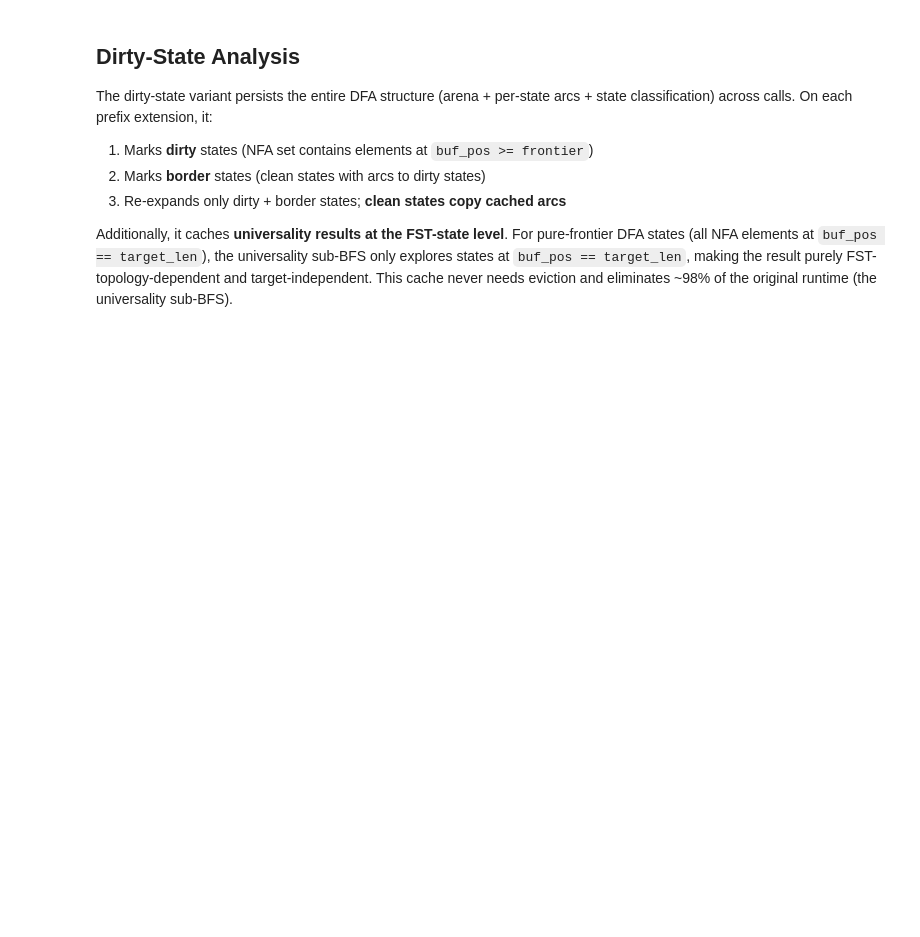
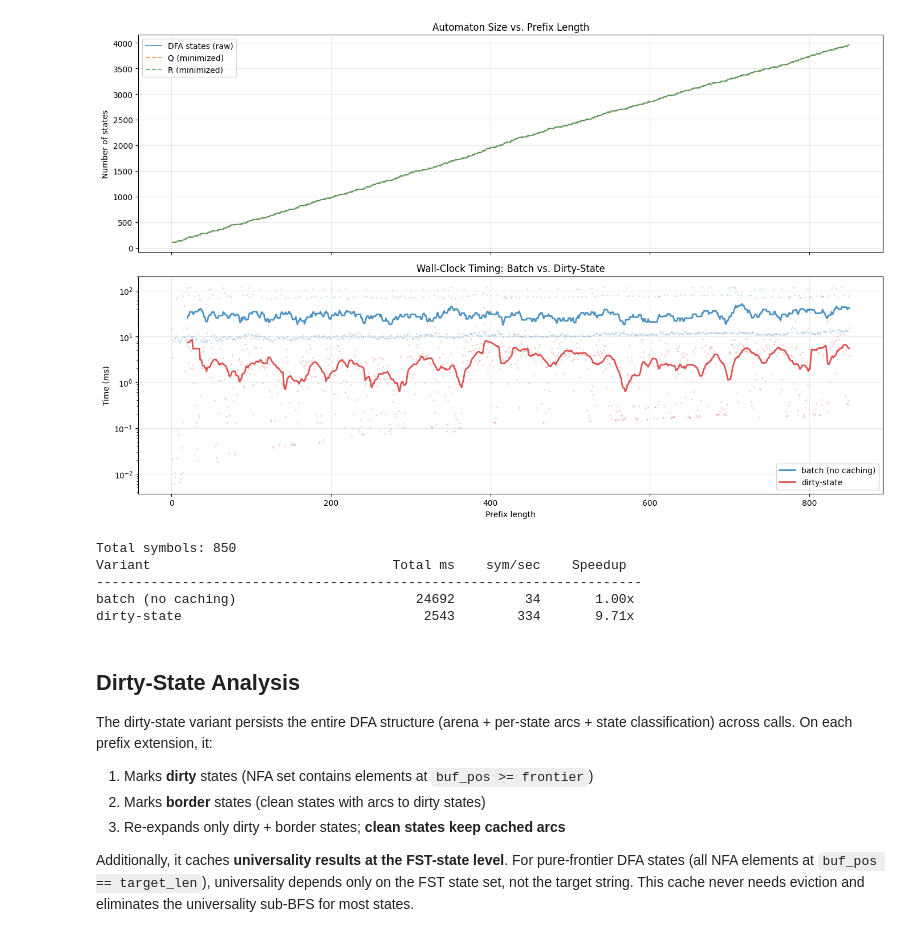
Before and after one commit to timvieira/transduction, a Jupyter notebook: benchmark/analyze_ptb.ipynb, the cells around one changed output. Drawn from its saved outputs; the diff is of its cells as text; code cells hidden in the pictures; blank space fills up the shorter version.

```diff
--- a/benchmark/analyze_ptb.ipynb
+++ b/benchmark/analyze_ptb.ipynb
@@ -167,40 +224,36 @@ for pos in tqdm(range(1, len(target_full) + 1), desc="prefix sweep"):
 # %%
-import numpy as np
-import matplotlib.pyplot as plt
-
 fig, (ax1, ax2) = plt.subplots(2, 1, figsize=(14, 9), sharex=True)
 
-# Top panel: automaton sizes
-ax1.plot(data["pos"], data["dfa_states"], label="DFA states (raw)", alpha=0.7)
-ax1.plot(data["pos"], data["Q_min"], label="Q (minimized)", alpha=0.7, linestyle="--")
-ax1.plot(data["pos"], data["R_min"], label="R (minimized)", alpha=0.7, linestyle="--")
-ax1.set_ylabel("Number of states")
-ax1.set_title("Automaton Size vs. Prefix Length")
+ax1.plot(data['pos'], data['dfa_states'], label='DFA states (raw)', alpha=0.7)
+ax1.plot(data['pos'], data['Q_min'], label='Q (minimized)', alpha=0.7, ls='--')
+ax1.plot(data['pos'], data['R_min'], label='R (minimized)', alpha=0.7, ls='--')
+ax1.set_ylabel('Number of states')
+ax1.set_title('Automaton Size vs. Prefix Length')
 ax1.legend()
 ax1.grid(True, alpha=0.3)
 
-# Bottom panel: wall-clock timing (log scale)
+window = 20
 for key, label, color in [
     ('batch_ms', 'batch (no caching)', 'C0'),
-    ('dirty_ms', 'dirty-state (incr BFS + univ$)', 'C3'),
+    ('dirty_ms', 'dirty-state', 'C3'),
 ]:
     arr = np.array(data[key])
-    ax2.scatter(data["pos"], arr, alpha=0.2, s=1, color=color)
-    # Running average
-    window = 20
+    ax2.scatter(data['pos'], arr, alpha=0.2, s=1, color=color)
     if len(arr) >= window:
         avg = np.convolve(arr, np.ones(window)/window, mode='valid')
-        ax2.plot(data["pos"][window-1:], avg, label=label, linewidth=2, color=color, alpha=0.8)
+        ax2.plot(data['pos'][window-1:], avg, label=label, lw=2, color=color, alpha=0.8)
 
-ax2.set_xlabel("Prefix length")
-ax2.set_ylabel("Time (ms)")
-ax2.set_yscale("log")
-ax2.set_title("Wall-Clock Timing: Batch vs. Dirty-State")
+ax2.set_xlabel('Prefix length')
+ax2.set_ylabel('Time (ms)')
+ax2.set_yscale('log')
+ax2.set_title('Wall-Clock Timing: Batch vs. Dirty-State')
 ax2.legend()
 ax2.grid(True, alpha=0.3)
 
 plt.tight_layout()
 plt.show()
+# %% [output]
+[figure, added]
 # %%
 total_symbols = len(target_full)
 batch_total = sum(data['batch_ms'])
@@ -209,22 +262,33 @@ dirty_total = sum(data['dirty_ms'])
 print(f"Total symbols: {total_symbols}")
 print(f"{'Variant':<35s} {'Total ms':>10s} {'sym/sec':>10s} {'Speedup':>10s}")
 print("-" * 70)
-for name, total in [
+for name, tot in [
     ('batch (no caching)', batch_total),
-    ('dirty-state (incr BFS + univ$)', dirty_total),
+    ('dirty-state', dirty_total),
 ]:
-    throughput = total_symbols / (total / 1000)
-    speedup = batch_total / total
-    print(f"{name:<35s} {total:>10.0f} {throughput:>10.0f} {speedup:>10.2f}x")
+    throughput = total_symbols / (tot / 1000)
+    speedup = batch_total / tot
+    print(f"{name:<35s} {tot:>10.0f} {throughput:>10.0f} {speedup:>10.2f}x")
+# %% [output]
+Total symbols: 850
+Variant                               Total ms    sym/sec    Speedup
+----------------------------------------------------------------------
+batch (no caching)                       24692         34       1.00x
+dirty-state                               2543        334       9.71x
 # %% [markdown]
 ## Dirty-State Analysis
 
-The dirty-state variant persists the entire DFA structure (arena + per-state arcs + state classification) across calls. On each prefix extension, it:
+The dirty-state variant persists the entire DFA structure (arena + per-state
+arcs + state classification) across calls. On each prefix extension, it:
 1. Marks **dirty** states (NFA set contains elements at `buf_pos >= frontier`)
 2. Marks **border** states (clean states with arcs to dirty states)
-3. Re-expands only dirty + border states; **clean states copy cached arcs**
+3. Re-expands only dirty + border states; **clean states keep cached arcs**
 
-Additionally, it caches **universality results at the FST-state level**. For pure-frontier DFA states (all NFA elements at `buf_pos == target_len`), the universality sub-BFS only explores states at `buf_pos == target_len`, making the result purely FST-topology-dependent and target-independent. This cache never needs eviction and eliminates ~98% of the original runtime (the universality sub-BFS).
+Additionally, it caches **universality results at the FST-state level**. For
+pure-frontier DFA states (all NFA elements at `buf_pos == target_len`),
+universality depends only on the FST state set, not the target string. This
+cache never needs eviction and eliminates the universality sub-BFS for most
+states.
 # %%
 dirty_arr = np.array(data['dirty_ms'])
 batch_arr = np.array(data['batch_ms'])
```
Also changed, not shown: parts of 27 cells of this notebook.
